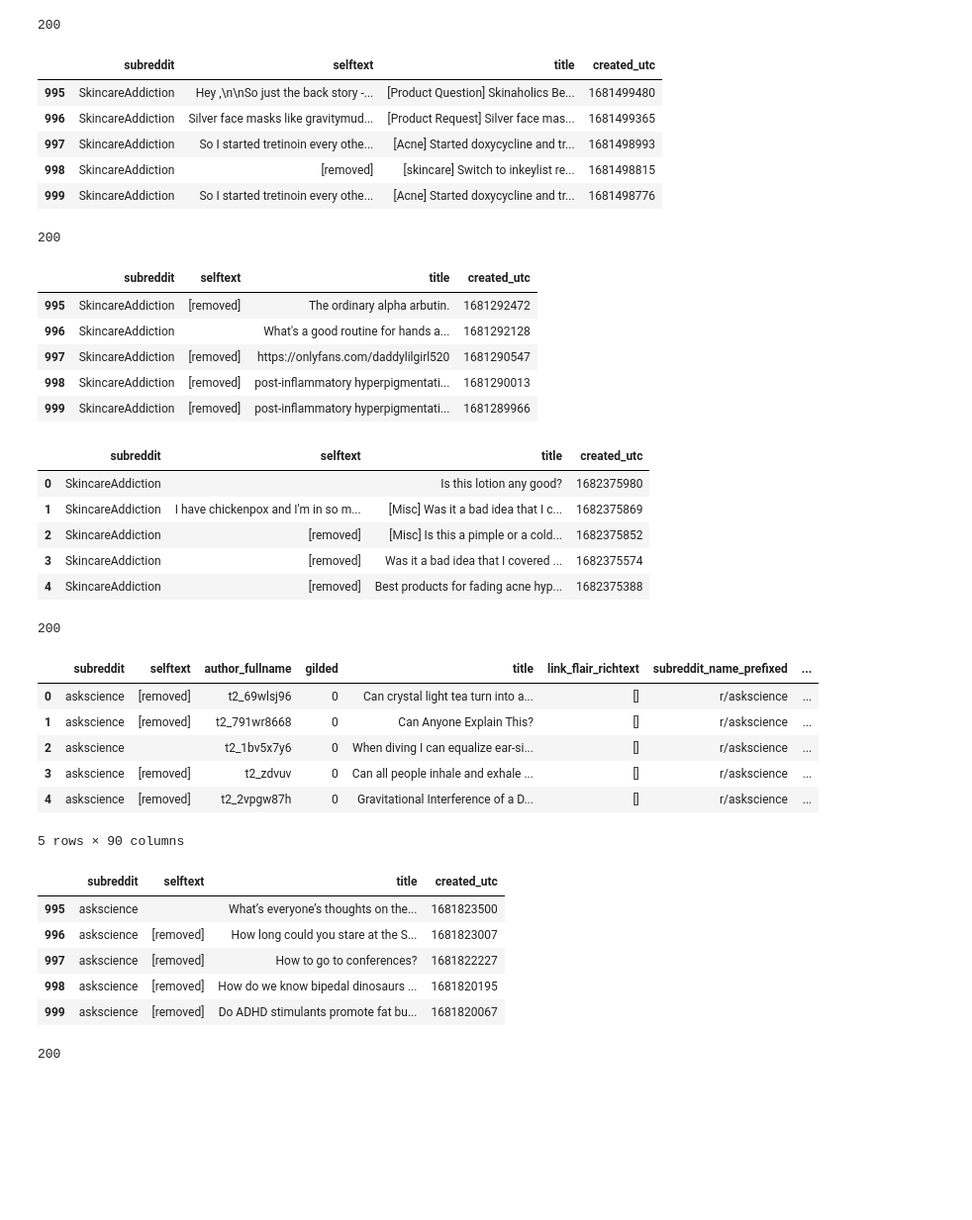
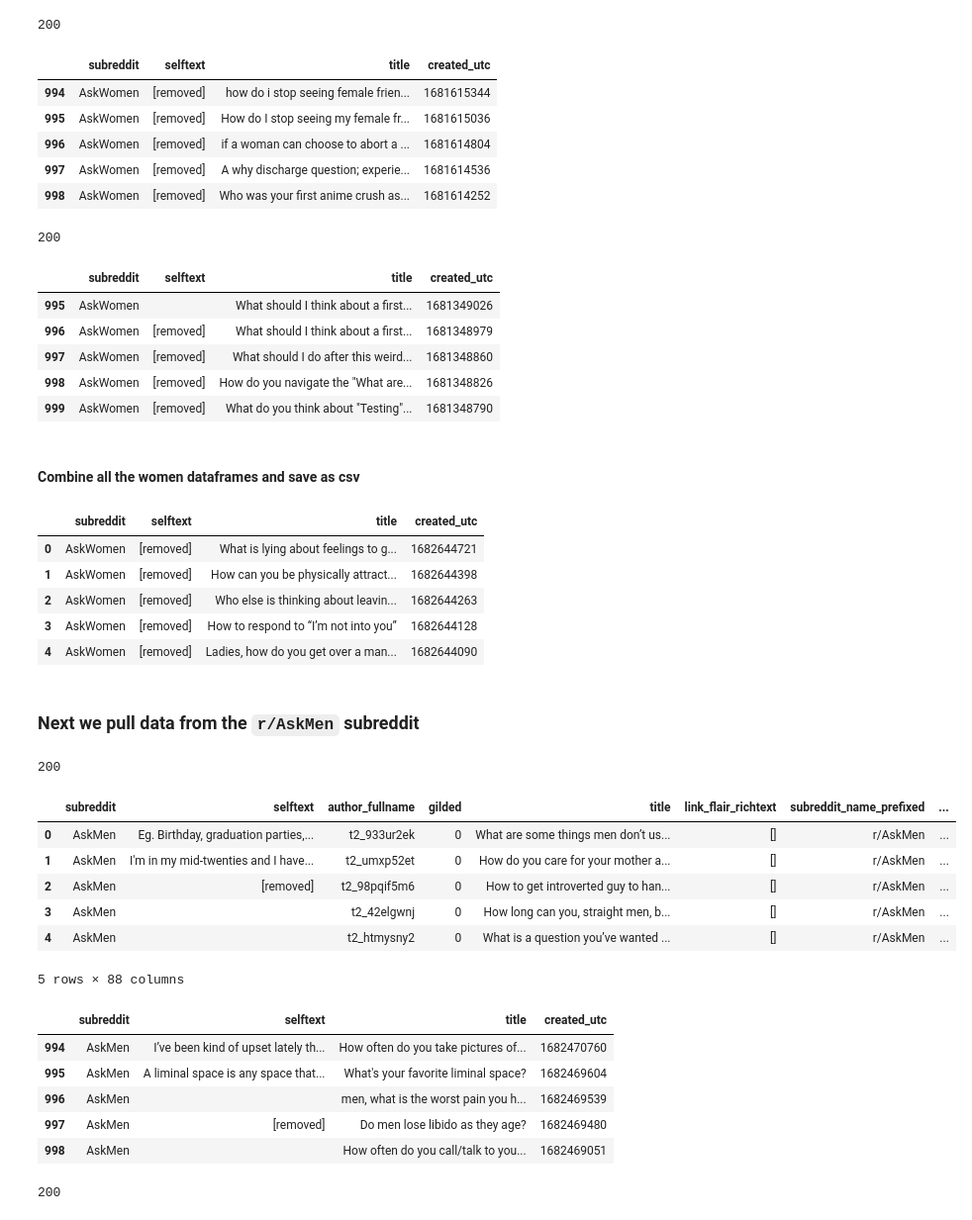
Before and after one commit to vedapatel99/Reddit-NLP, a Jupyter notebook: notebooks/01_data_collection.ipynb, the cells around one changed output. Shown at 99% size. Cells and saved outputs as stored; diff of their text form; code cells hidden in the pictures; blank space fills up the shorter version.

Commit message:
data collection

```diff
--- a/notebooks/01_data_collection.ipynb
+++ b/notebooks/01_data_collection.ipynb
@@ -93,13 +97,13 @@ res4_skin.status_code
 # %% [output]
 200
 # %%
-skin4 = pd.DataFrame(res4_skin.json()['data'])
-skin4[['subreddit', 'selftext', 'title', 'created_utc']].tail()
+women4 = pd.DataFrame(res4_women.json()['data'])
+women4[['subreddit', 'selftext', 'title', 'created_utc']].tail()
 # %% [output]
 |  | subreddit | selftext | title | created_utc |
-| 995 | SkincareAddiction | Hey ,\n\nSo just the back story -... | [Product Question] Skinaholics Be... | 1681499480 |
-| 996 | SkincareAddiction | Silver face masks like gravitymud... | [Product Request] Silver face mas... | 1681499365 |
-| 997 | SkincareAddiction | So I started tretinoin every othe... | [Acne] Started doxycycline and tr... | 1681498993 |
-| 998 | SkincareAddiction | [removed] | [skincare] Switch to inkeylist re... | 1681498815 |
-| 999 | SkincareAddiction | So I started tretinoin every othe... | [Acne] Started doxycycline and tr... | 1681498776 |
+| 994 | AskWomen | [removed] | how do i stop seeing female frien... | 1681615344 |
+| 995 | AskWomen | [removed] | How do I stop seeing my female fr... | 1681615036 |
+| 996 | AskWomen | [removed] | if a woman can choose to abort a ... | 1681614804 |
+| 997 | AskWomen | [removed] | A why discharge question; experie... | 1681614536 |
+| 998 | AskWomen | [removed] | Who was your first anime crush as... | 1681614252 |
 # %%
@@ -114,13 +118,15 @@ res5_skin.status_code
 # %% [output]
 200
 # %%
-skin5 = pd.DataFrame(res5_skin.json()['data'])
-skin5[['subreddit', 'selftext', 'title', 'created_utc']].tail()
+women5 = pd.DataFrame(res5_women.json()['data'])
+women5[['subreddit', 'selftext', 'title', 'created_utc']].tail()
 # %% [output]
 |  | subreddit | selftext | title | created_utc |
-| 995 | SkincareAddiction | [removed] | The ordinary alpha arbutin. | 1681292472 |
-| 996 | SkincareAddiction |  | What's a good routine for hands a... | 1681292128 |
-| 997 | SkincareAddiction | [removed] | https://onlyfans.com/daddylilgirl520 | 1681290547 |
-| 998 | SkincareAddiction | [removed] | post-inflammatory hyperpigmentati... | 1681290013 |
-| 999 | SkincareAddiction | [removed] | post-inflammatory hyperpigmentati... | 1681289966 |
+| 995 | AskWomen |  | What should I think about a first... | 1681349026 |
+| 996 | AskWomen | [removed] | What should I think about a first... | 1681348979 |
+| 997 | AskWomen | [removed] | What should I do after this weird... | 1681348860 |
+| 998 | AskWomen | [removed] | How do you navigate the "What are... | 1681348826 |
+| 999 | AskWomen | [removed] | What do you think about "Testing"... | 1681348790 |
+# %% [markdown]
+#### Combine all the women dataframes and save as csv
 # %%
@@ -128,10 +134,10 @@ skin= pd.concat([skin1, skin2, skin3, skin4, skin5])
 # %%
-skin[['subreddit', 'selftext', 'title', 'created_utc']].head()
+women[['subreddit', 'selftext', 'title', 'created_utc']].head(5)
 # %% [output]
 |  | subreddit | selftext | title | created_utc |
-| 0 | SkincareAddiction |  | Is this lotion any good? | 1682375980 |
-| 1 | SkincareAddiction | I have chickenpox and I'm in so m... | [Misc] Was it a bad idea that I c... | 1682375869 |
-| 2 | SkincareAddiction | [removed] | [Misc] Is this a pimple or a cold... | 1682375852 |
-| 3 | SkincareAddiction | [removed] | Was it a bad idea that I covered ... | 1682375574 |
-| 4 | SkincareAddiction | [removed] | Best products for fading acne hyp... | 1682375388 |
+| 0 | AskWomen | [removed] | What is lying about feelings to g... | 1682644721 |
+| 1 | AskWomen | [removed] | How can you be physically attract... | 1682644398 |
+| 2 | AskWomen | [removed] | Who else is thinking about leavin... | 1682644263 |
+| 3 | AskWomen | [removed] | How to respond to “I’m not into you” | 1682644128 |
+| 4 | AskWomen | [removed] | Ladies, how do you get over a man... | 1682644090 |
 # %%
@@ -139,30 +145,32 @@ skin.to_csv("../data/skincare_addiction.csv", index= False)
+# %% [markdown]
+### Next we pull data from the `r/AskMen` subreddit
 # %%
-params1_science= {
-    "subreddit": "askscience",
+params1_men= {
+    "subreddit": "AskMen",
     "limit": 1000
 }
-res1_science= requests.get(url, params1_science)
-res1_science.status_code
+res1_men= requests.get(url, params1_men)
+res1_men.status_code
 # %% [output]
 200
 # %%
-science1 = pd.DataFrame(res1_science.json()['data'])
-science1.head()
+men1 = pd.DataFrame(res1_men.json()['data'])
+men1.head()
 # %% [output]
 |  | subreddit | selftext | author_fullname | gilded | title | link_flair_richtext | subreddit_name_prefixed | ... |
-| 0 | askscience | [removed] | t2_69wlsj96 | 0 | Can crystal light tea turn into a... | [] | r/askscience | ... |
-| 1 | askscience | [removed] | t2_791wr8668 | 0 | Can Anyone Explain This? | [] | r/askscience | ... |
-| 2 | askscience |  | t2_1bv5x7y6 | 0 | When diving I can equalize ear-si... | [] | r/askscience | ... |
-| 3 | askscience | [removed] | t2_zdvuv | 0 | Can all people inhale and exhale ... | [] | r/askscience | ... |
-| 4 | askscience | [removed] | t2_2vpgw87h | 0 | Gravitational Interference of a D... | [] | r/askscience | ... |
+| 0 | AskMen | Eg. Birthday, graduation parties,... | t2_933ur2ek | 0 | What are some things men don’t us... | [] | r/AskMen | ... |
+| 1 | AskMen | I'm in my mid-twenties and I have... | t2_umxp52et | 0 | How do you care for your mother a... | [] | r/AskMen | ... |
+| 2 | AskMen | [removed] | t2_98pqif5m6 | 0 | How to get introverted guy to han... | [] | r/AskMen | ... |
+| 3 | AskMen |  | t2_42elgwnj | 0 | How long can you, straight men, b... | [] | r/AskMen | ... |
+| 4 | AskMen |  | t2_htmysny2 | 0 | What is a question you’ve wanted ... | [] | r/AskMen | ... |
-5 rows × 90 columns
+5 rows × 88 columns
 # %%
-science1[['subreddit', 'selftext', 'title', 'created_utc']].tail()
+men1[['subreddit', 'selftext', 'title', 'created_utc']].tail()
 # %% [output]
 |  | subreddit | selftext | title | created_utc |
-| 995 | askscience |  | What’s everyone’s thoughts on the... | 1681823500 |
-| 996 | askscience | [removed] | How long could you stare at the S... | 1681823007 |
-| 997 | askscience | [removed] | How to go to conferences? | 1681822227 |
-| 998 | askscience | [removed] | How do we know bipedal dinosaurs ... | 1681820195 |
-| 999 | askscience | [removed] | Do ADHD stimulants promote fat bu... | 1681820067 |
+| 994 | AskMen | I’ve been kind of upset lately th... | How often do you take pictures of... | 1682470760 |
+| 995 | AskMen | A liminal space is any space that... | What's your favorite liminal space? | 1682469604 |
+| 996 | AskMen |  | men, what is the worst pain you h... | 1682469539 |
+| 997 | AskMen | [removed] | Do men lose libido as they age? | 1682469480 |
+| 998 | AskMen |  | How often do you call/talk to you... | 1682469051 |
 # %%
```
Also changed, not shown: parts of 37 cells of this notebook.
